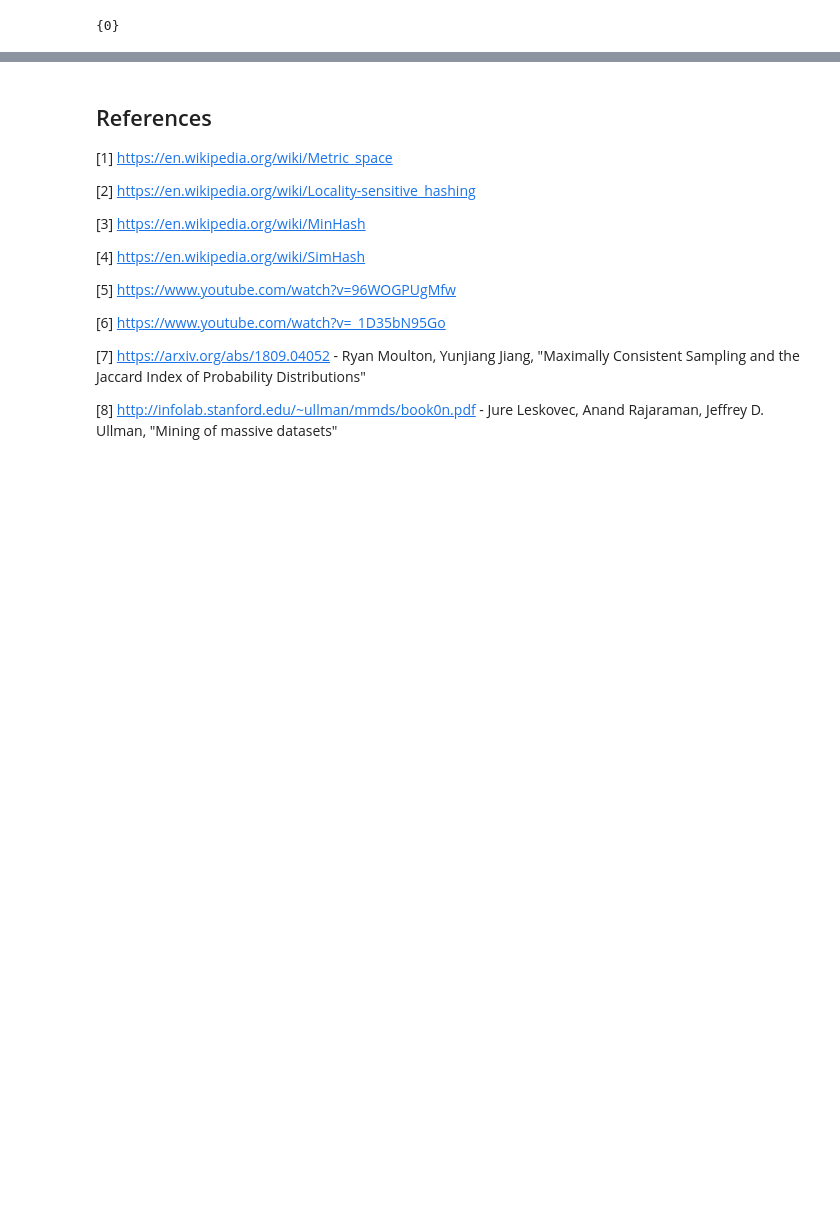
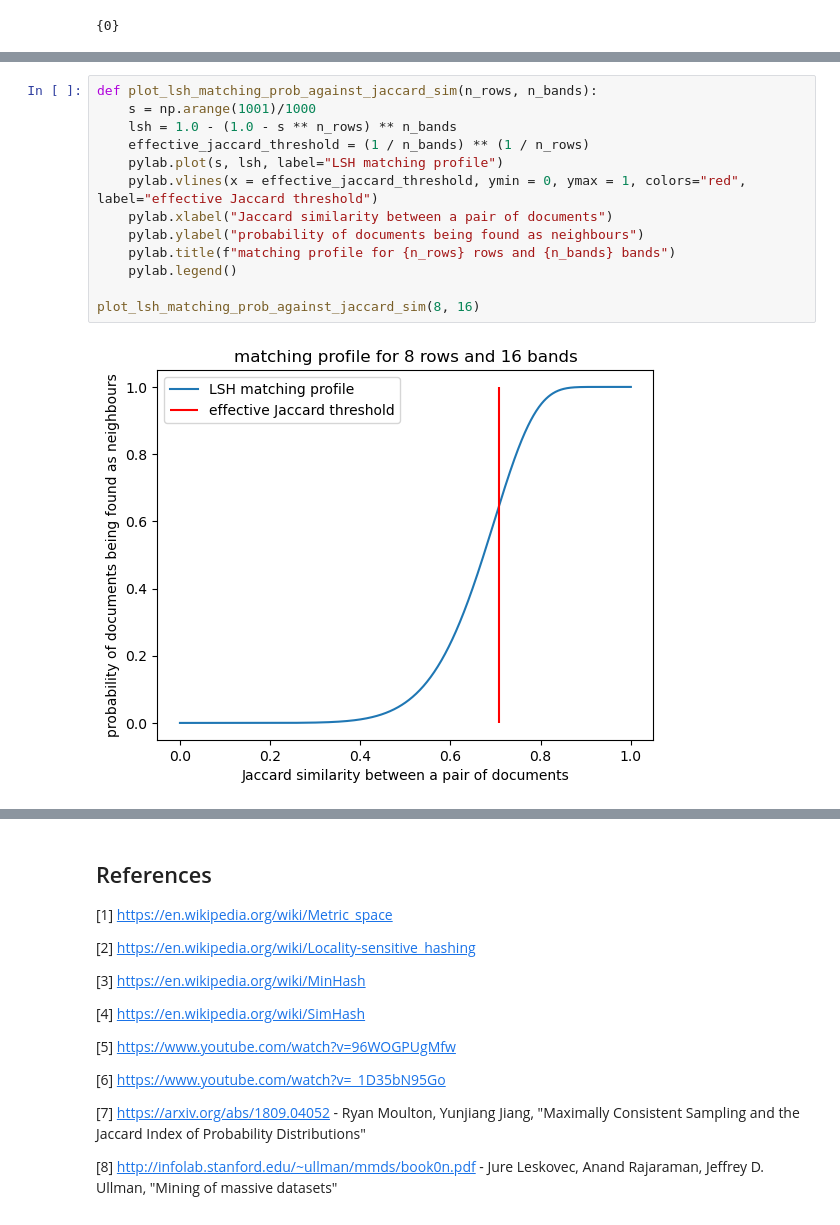
Before and after one commit to nagi49000/general-algorithms, a Jupyter notebook: python/notebooks/minhash/scalable-jaccard.ipynb, the cells around one changed output, grey strips where cells are left out. Saved outputs shown, nothing was run; the diff lists cells and outputs as text; blank space fills up the shorter version.

```diff
--- a/python/notebooks/minhash/scalable-jaccard.ipynb
+++ b/python/notebooks/minhash/scalable-jaccard.ipynb
@@ -252,0 +305,15 @@ get_neighbours_of_lsh_doc(0, lshed_docs)
+# %%
+def plot_lsh_matching_prob_against_jaccard_sim(n_rows, n_bands):
+    s = np.arange(1001)/1000
+    lsh = 1.0 - (1.0 - s ** n_rows) ** n_bands
+    effective_jaccard_threshold = (1 / n_bands) ** (1 / n_rows)
+    pylab.plot(s, lsh, label="LSH matching profile")
+    pylab.vlines(x = effective_jaccard_threshold, ymin = 0, ymax = 1, colors="red", label="effective Jaccard threshold")
+    pylab.xlabel("Jaccard similarity between a pair of documents")
+    pylab.ylabel("probability of documents being found as neighbours")
+    pylab.title(f"matching profile for {n_rows} rows and {n_bands} bands")
+    pylab.legend()
+
+plot_lsh_matching_prob_against_jaccard_sim(8, 16)
+# %% [output]
+[figure, added]
```
Also changed, not shown: parts of 21 cells of this notebook.
